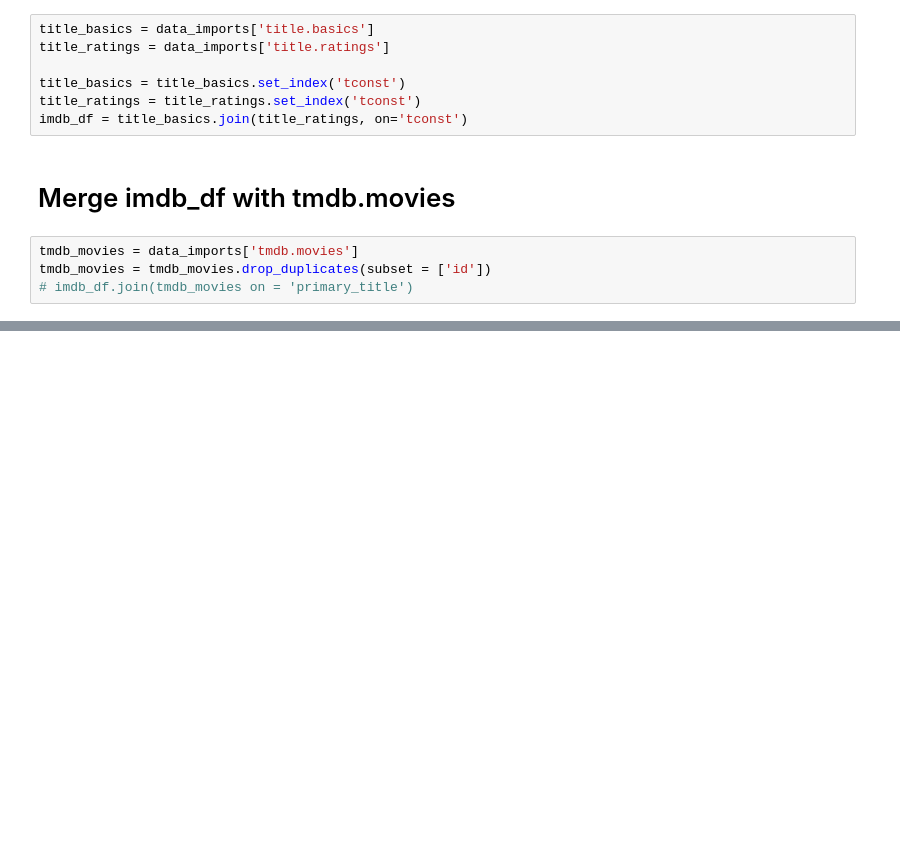
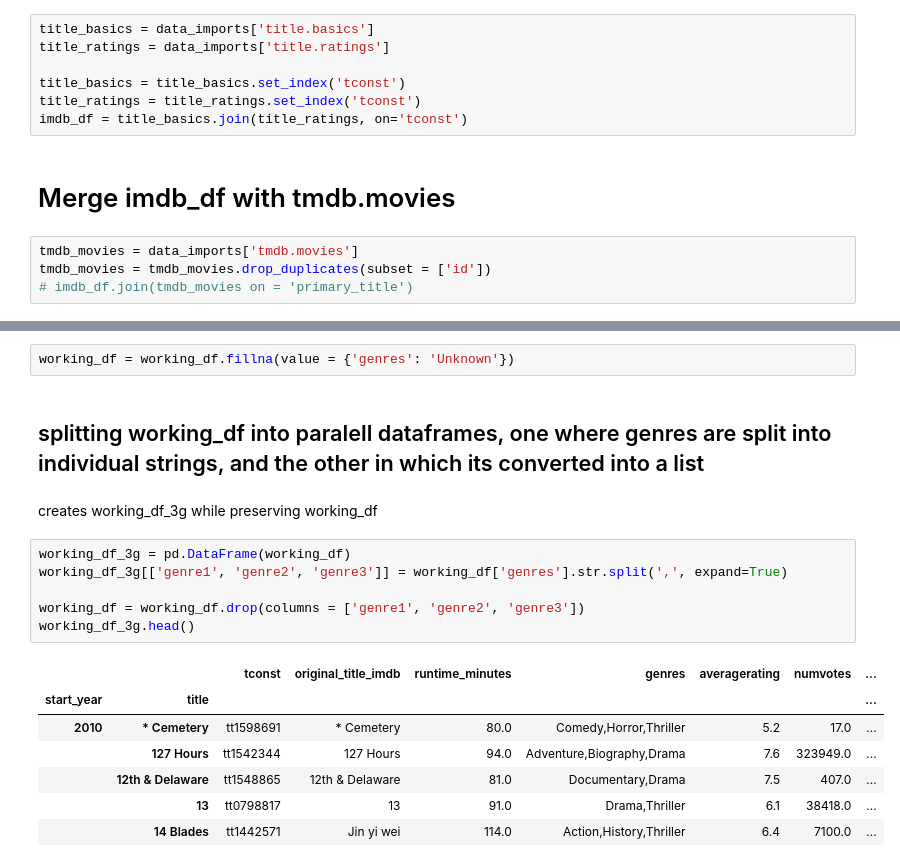
Before and after one commit to stone-ericm/flatiron_phase1_project, a Jupyter notebook: Untitled.ipynb, the cells around one changed output, grey strips where cells are left out. Drawn from its saved outputs; the diff is of its cells as text; blank space fills up the shorter version.

```diff
--- a/Untitled.ipynb
+++ b/Untitled.ipynb
@@ -137,0 +168,20 @@ See the caveats in the documentation: http://pandas.pydata.org/pandas-docs/stabl
+# %%
+working_df = working_df.fillna(value = {'genres': 'Unknown'})
+# %% [markdown]
+## splitting working_df into paralell dataframes, one where genres are split into individual strings, and the other in which its converted into a list
+# %% [markdown]
+creates working_df_3g while preserving working_df
+# %%
+working_df_3g = pd.DataFrame(working_df)
+working_df_3g[['genre1', 'genre2', 'genre3']] = working_df['genres'].str.split(',', expand=True)
+
+working_df = working_df.drop(columns = ['genre1', 'genre2', 'genre3'])
+working_df_3g.head()
+# %% [output]
+|  |  | tconst | original_title_imdb | runtime_minutes | genres | averagerating | numvotes | ... |
+| start_year | title |  |  |  |  |  |  | ... |
+| 2010 | * Cemetery | tt1598691 | * Cemetery | 80.0 | Comedy,Horror,Thriller | 5.2 | 17.0 | ... |
+|  | 127 Hours | tt1542344 | 127 Hours | 94.0 | Adventure,Biography,Drama | 7.6 | 323949.0 | ... |
+|  | 12th & Delaware | tt1548865 | 12th & Delaware | 81.0 | Documentary,Drama | 7.5 | 407.0 | ... |
+|  | 13 | tt0798817 | 13 | 91.0 | Drama,Thriller | 6.1 | 38418.0 | ... |
+|  | 14 Blades | tt1442571 | Jin yi wei | 114.0 | Action,History,Thriller | 6.4 | 7100.0 | ... |
```
Also changed, not shown: parts of 12 cells of this notebook.
